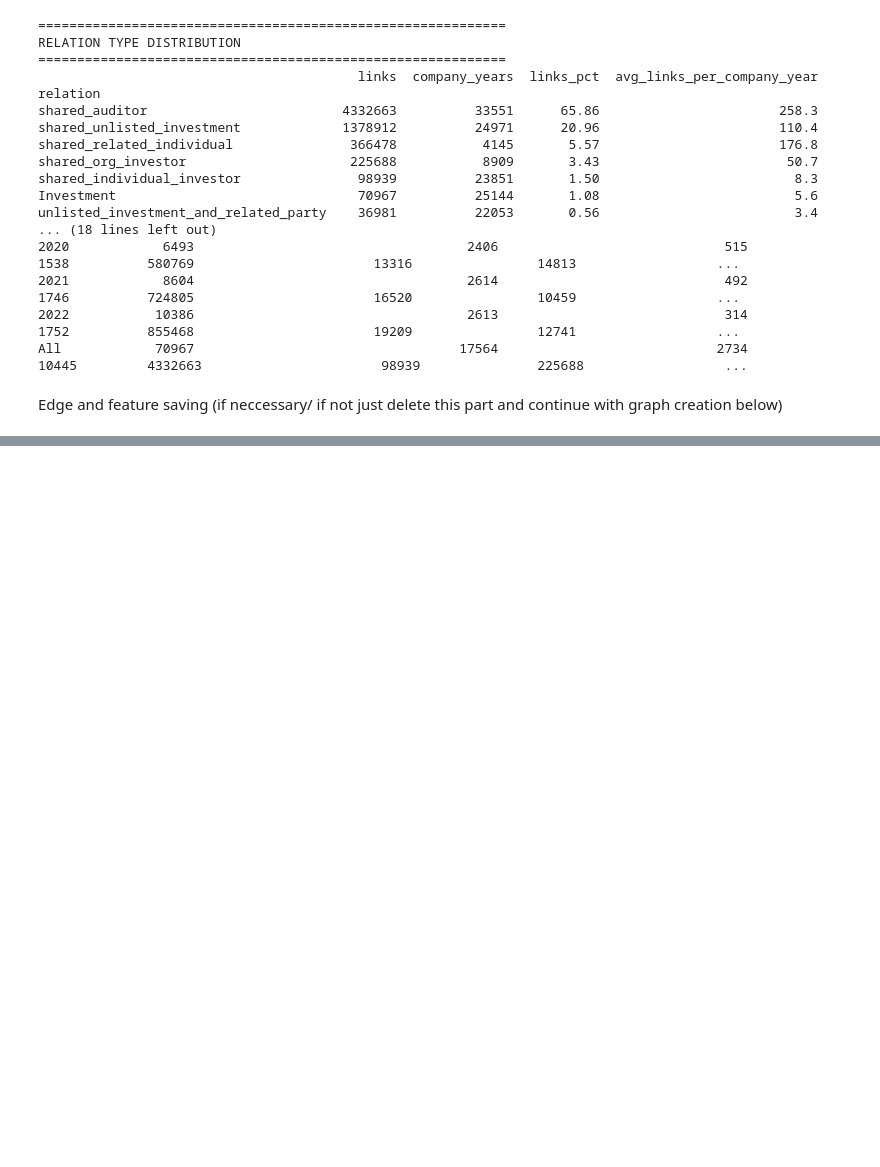
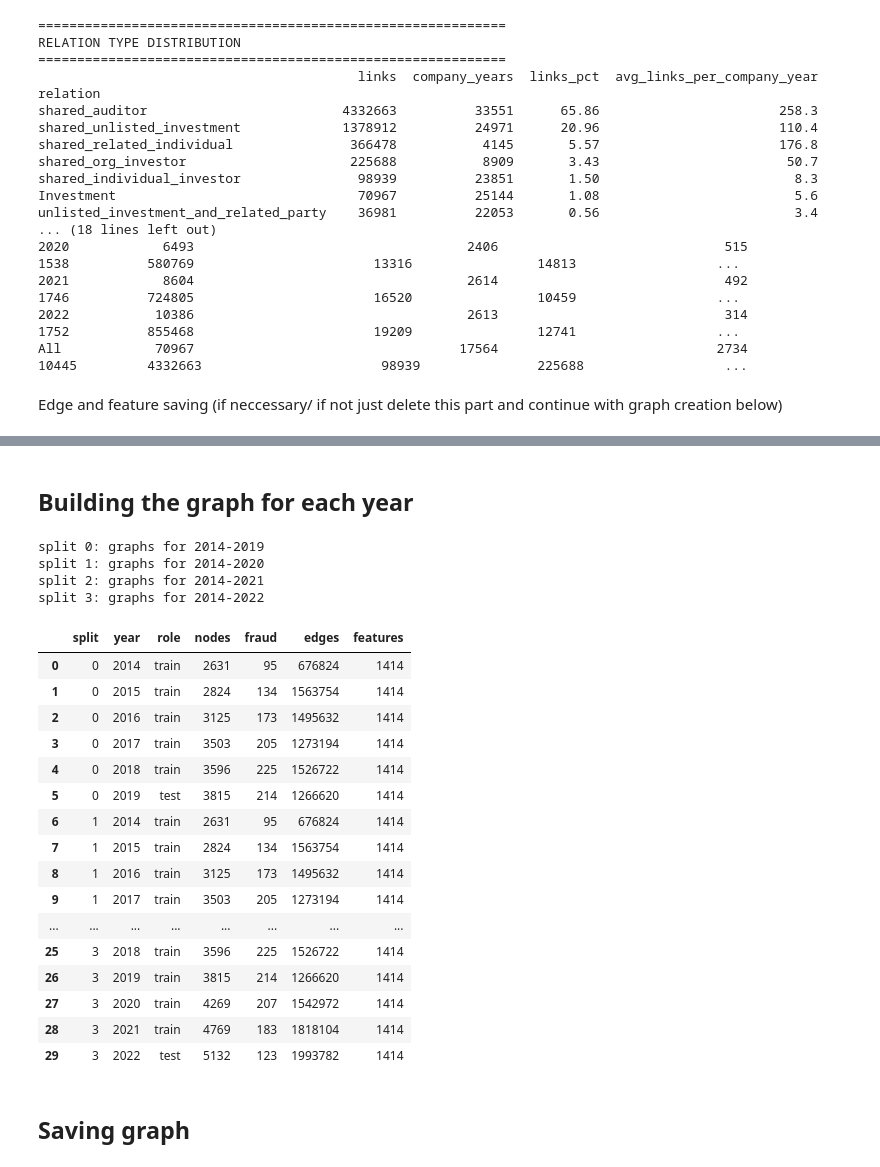
Before and after one commit to iiank/BT4012-Group14, a Jupyter notebook: notebook/graph.ipynb, the cells around one changed output, grey strips where cells are left out. Drawn from its saved outputs; the diff is of its cells as text; code cells hidden in the pictures; blank space fills up the shorter version.

Commit message:
graph object creation

```diff
--- a/notebook/graph.ipynb
+++ b/notebook/graph.ipynb
@@ -585,0 +655,10 @@ deg_features.to_csv(out / "degree_features.csv", index=False)
+# %%
+drop_relations = ["shared_related_org"]
+
+graph_edges = company_edges[~company_edges["relation"].isin(drop_relations)].copy()
+relation_list = sorted(graph_edges["relation"].unique())
+relation_to_id = {r: i for i, r in enumerate(relation_list)}
+graph_edges["edge_type"] = graph_edges["relation"].map(relation_to_id)
+
+print(f"edges: {len(company_edges):,} -> {len(graph_edges):,}")
+graph_edges.groupby(["edge_type", "relation"]).size()
@@ -585,0 +713,62 @@ deg_features.to_csv(out / "degree_features.csv", index=False)
+# %% [markdown]
+## Building the graph for each year
+# %%
+def build_graph(features, year):
+    year_rows = features[features["Year"] == year].reset_index(drop=True)
+    year_edges = graph_edges[graph_edges["Year"] == year]
+
+    # nodeID -> row number in this year's graph
+    node_index = {node: i for i, node in enumerate(year_rows["nodeID"])}
+    src = year_edges["source_id"].map(node_index)
+    dst = year_edges["target_id"].map(node_index)
+
+    graph = Data(
+        x=torch.tensor(year_rows[feature_cols].astype(float).values, dtype=torch.float),
+        edge_index=torch.tensor(np.array([src.values, dst.values]), dtype=torch.long),
+        edge_type=torch.tensor(year_edges["edge_type"].values, dtype=torch.long),
+        y=torch.tensor(year_rows["Label"].values, dtype=torch.long),
+    )
+    graph.year = year
+    graph.role = year_rows["role"].iloc[0]
+    graph.node_ids = list(year_rows["nodeID"])
+    return graph
+# %%
+all_graphs = {}
+for s in range(4):
+    features = get_node_features(s)
+    all_graphs[s] = {}
+    for year in sorted(features["Year"].unique()):
+        all_graphs[s][int(year)] = build_graph(features, year)
+    print(f"split {s}: graphs for {min(all_graphs[s])}-{max(all_graphs[s])}")
+# %% [output]
+split 0: graphs for 2014-2019
+split 1: graphs for 2014-2020
+split 2: graphs for 2014-2021
+split 3: graphs for 2014-2022
+# %%
+summary = []
+for s, graphs in all_graphs.items():
+    for year, g in graphs.items():
+        summary.append({"split": s, "year": year, "role": g.role, "nodes": g.num_nodes,
+                        "fraud": int(g.y.sum()), "edges": g.num_edges, "features": g.num_node_features})
+pd.DataFrame(summary)
+# %% [output]
+|  | split | year | role | nodes | fraud | edges | features |
+| 0 | 0 | 2014 | train | 2631 | 95 | 676824 | 1414 |
+| 1 | 0 | 2015 | train | 2824 | 134 | 1563754 | 1414 |
+| 2 | 0 | 2016 | train | 3125 | 173 | 1495632 | 1414 |
+| 3 | 0 | 2017 | train | 3503 | 205 | 1273194 | 1414 |
+| 4 | 0 | 2018 | train | 3596 | 225 | 1526722 | 1414 |
+| 5 | 0 | 2019 | test | 3815 | 214 | 1266620 | 1414 |
+| 6 | 1 | 2014 | train | 2631 | 95 | 676824 | 1414 |
+| 7 | 1 | 2015 | train | 2824 | 134 | 1563754 | 1414 |
+| 8 | 1 | 2016 | train | 3125 | 173 | 1495632 | 1414 |
+| 9 | 1 | 2017 | train | 3503 | 205 | 1273194 | 1414 |
+| ... | ... | ... | ... | ... | ... | ... | ... |
+| 25 | 3 | 2018 | train | 3596 | 225 | 1526722 | 1414 |
+| 26 | 3 | 2019 | train | 3815 | 214 | 1266620 | 1414 |
+| 27 | 3 | 2020 | train | 4269 | 207 | 1542972 | 1414 |
+| 28 | 3 | 2021 | train | 4769 | 183 | 1818104 | 1414 |
+| 29 | 3 | 2022 | test | 5132 | 123 | 1993782 | 1414 |
+# %% [markdown]
+## Saving graph
```
Also changed, not shown: parts of 10 cells of this notebook, 4 other files.
